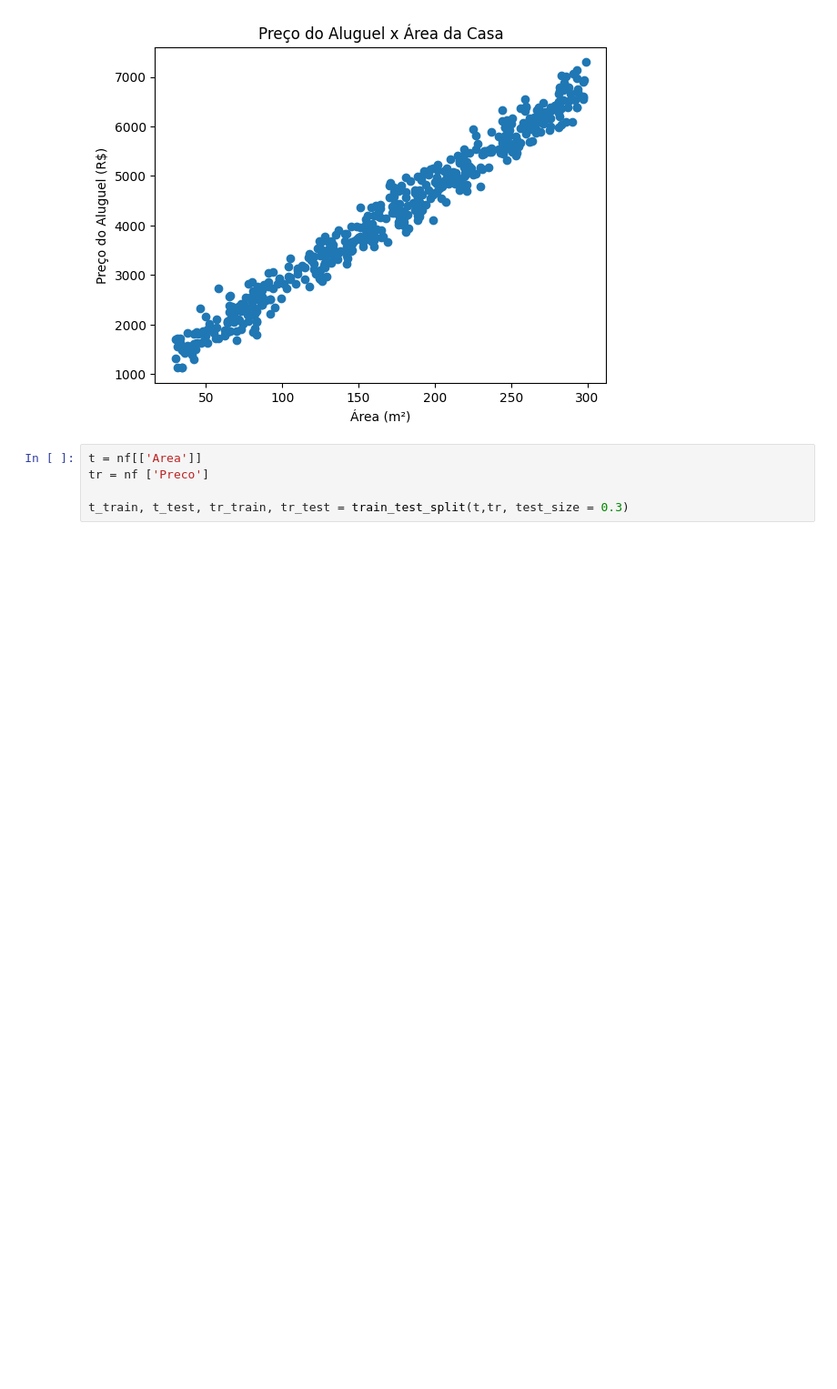
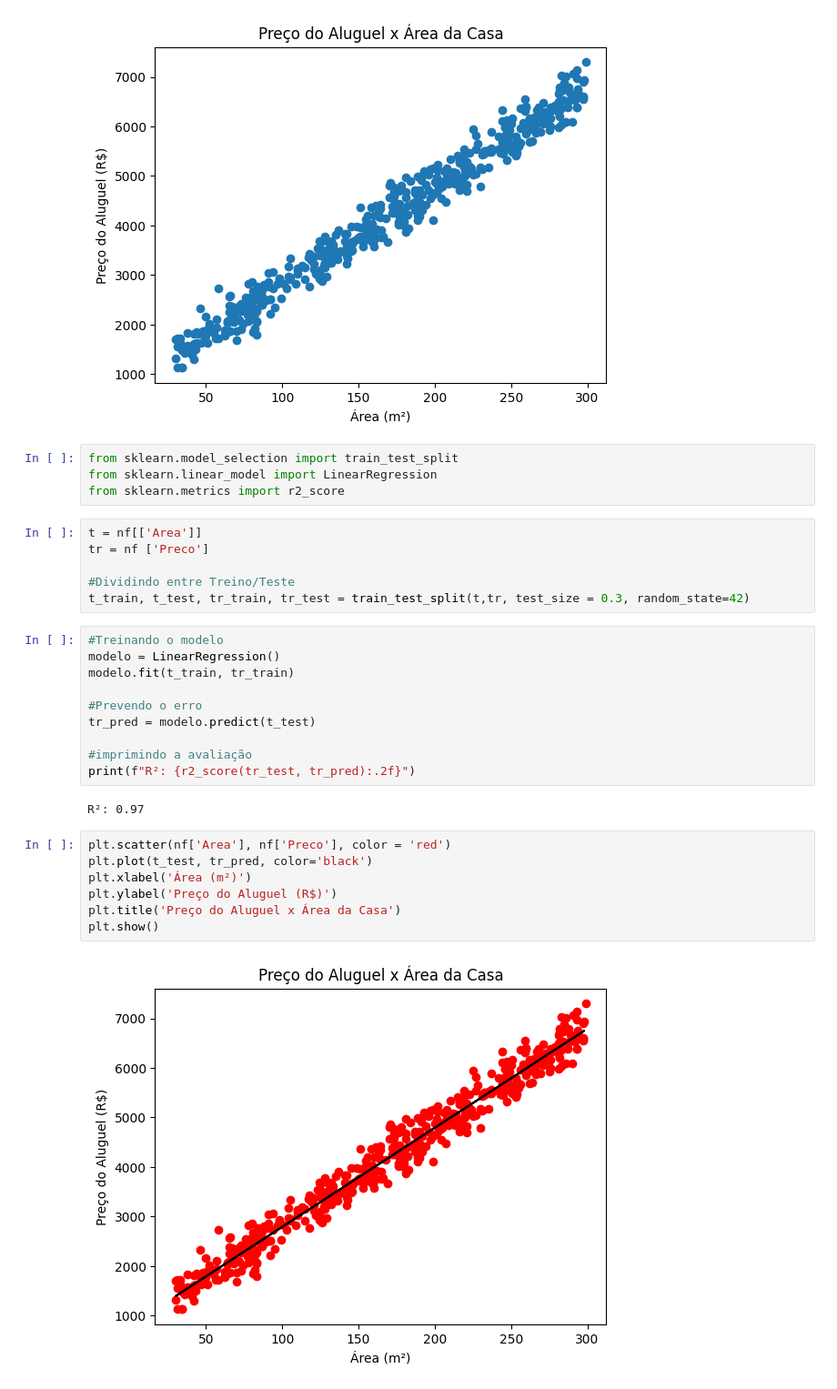
Before and after one commit to Alyson09/Regressao, a Jupyter notebook: atv.ipynb, the cells around one changed output. Shown: that part at 91% size. Cells and saved outputs as stored; diff of their text form; blank space fills up the shorter version.

```diff
--- a/atv.ipynb
+++ b/atv.ipynb
@@ -38,8 +36,34 @@ plt.title('Preço do Aluguel x Área da Casa')
 plt.show()
 # %% [output]
 [figure]
+# %%
+from sklearn.model_selection import train_test_split
+from sklearn.linear_model import LinearRegression
+from sklearn.metrics import r2_score
 # %%
 t = nf[['Area']]
 tr = nf ['Preco']
 
-t_train, t_test, tr_train, tr_test = train_test_split(t,tr, test_size = 0.3)
+#Dividindo entre Treino/Teste
+t_train, t_test, tr_train, tr_test = train_test_split(t,tr, test_size = 0.3, random_state=42)
+# %%
+#Treinando o modelo
+modelo = LinearRegression()
+modelo.fit(t_train, tr_train)
+
+#Prevendo o erro
+tr_pred = modelo.predict(t_test)
+
+#imprimindo a avaliação
+print(f"R²: {r2_score(tr_test, tr_pred):.2f}")
+# %% [output]
+R²: 0.97
+# %%
+plt.scatter(nf['Area'], nf['Preco'], color = 'red')
+plt.plot(t_test, tr_pred, color='black')
+plt.xlabel('Área (m²)')
+plt.ylabel('Preço do Aluguel (R$)')
+plt.title('Preço do Aluguel x Área da Casa')
+plt.show()
+# %% [output]
+[figure, added]
```
Also changed, not shown: parts of 1 cell of this notebook.
